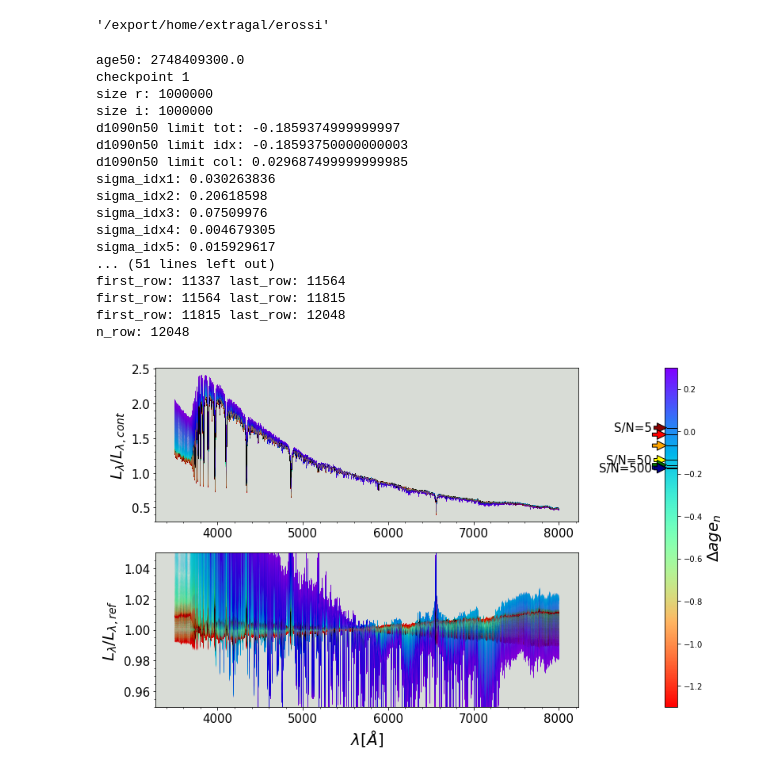
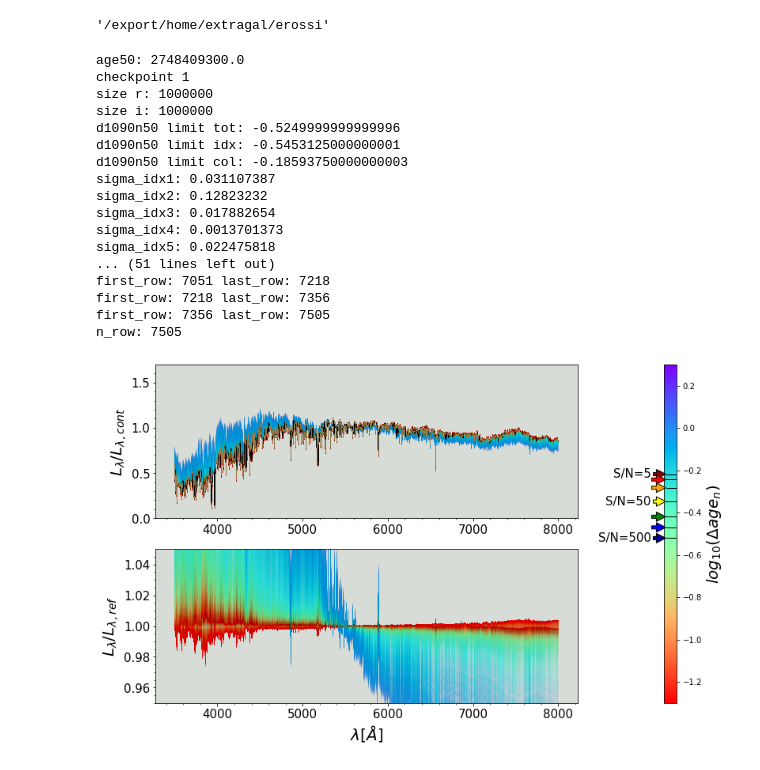
Before and after one commit to edoardorossi3/TESIedo_git, a Jupyter notebook: tesi_py/spectre.ipynb, the cells around one changed output. Cells and saved outputs as stored; diff of their text form; code cells hidden in the pictures.

Commit message:
17/9 new spec

```diff
--- a/tesi_py/spectre.ipynb
+++ b/tesi_py/spectre.ipynb
@@ -10,27 +10,27 @@ os.getenv('HOME')
 # %%
 #par_file='/home/edoardo/Desktop/TESI/models/Sandage_v4.1_Zfix_noburst_cb16MILES_1M/sandage_varZ_v4.1_m62fix_noburst_1M_spec_dcombnull_001_physpar_wagef.fits'
 suffix_file='sandage_varZ_v4.1_m62fix_noburst_1M_spec_dcombnull'
 
 #hdul_par=fits.open(par_file)
 #age50=hdul_par[1].data['age50']
 
-fig_specm62_8=plot_spec.spectre(suffix_file, 8.0, 8.05)
+fig_specm62_8=plot_spec.spectre(suffix_file, 9.5, 9.55, dage_n_max=0.0)
 # %% [output]
 age50: 2748409300.0
 checkpoint 1
 size r: 1000000
 size i: 1000000
-d1090n50 limit tot: -0.1859374999999997
-d1090n50 limit idx: -0.18593750000000003
-d1090n50 limit col: 0.029687499999999985
-sigma_idx1: 0.030263836
-sigma_idx2: 0.20618598
-sigma_idx3: 0.07509976
-sigma_idx4: 0.004679305
-sigma_idx5: 0.015929617
+d1090n50 limit tot: -0.5249999999999996
+d1090n50 limit idx: -0.5453125000000001
+d1090n50 limit col: -0.18593750000000003
+sigma_idx1: 0.031107387
+sigma_idx2: 0.12823232
+sigma_idx3: 0.017882654
+sigma_idx4: 0.0013701373
+sigma_idx5: 0.022475818
 ... (51 lines left out)
-first_row: 11337 last_row: 11564
-first_row: 11564 last_row: 11815
-first_row: 11815 last_row: 12048
-n_row: 12048
+first_row: 7051 last_row: 7218
+first_row: 7218 last_row: 7356
+first_row: 7356 last_row: 7505
+n_row: 7505
-[figure, old version]
+[figure, new version]
```
Also changed, not shown: parts of 5 cells of this notebook, 3 other files.
